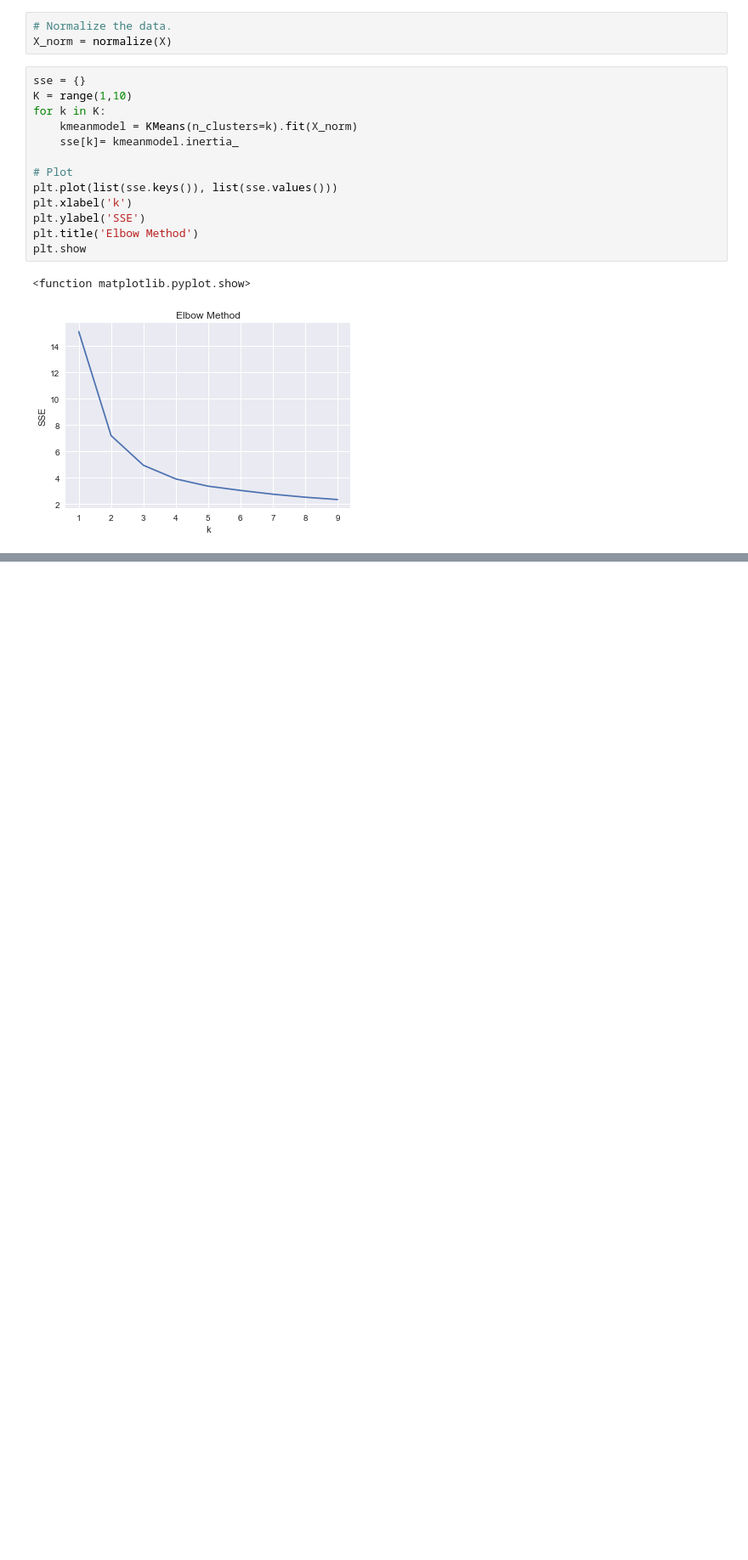
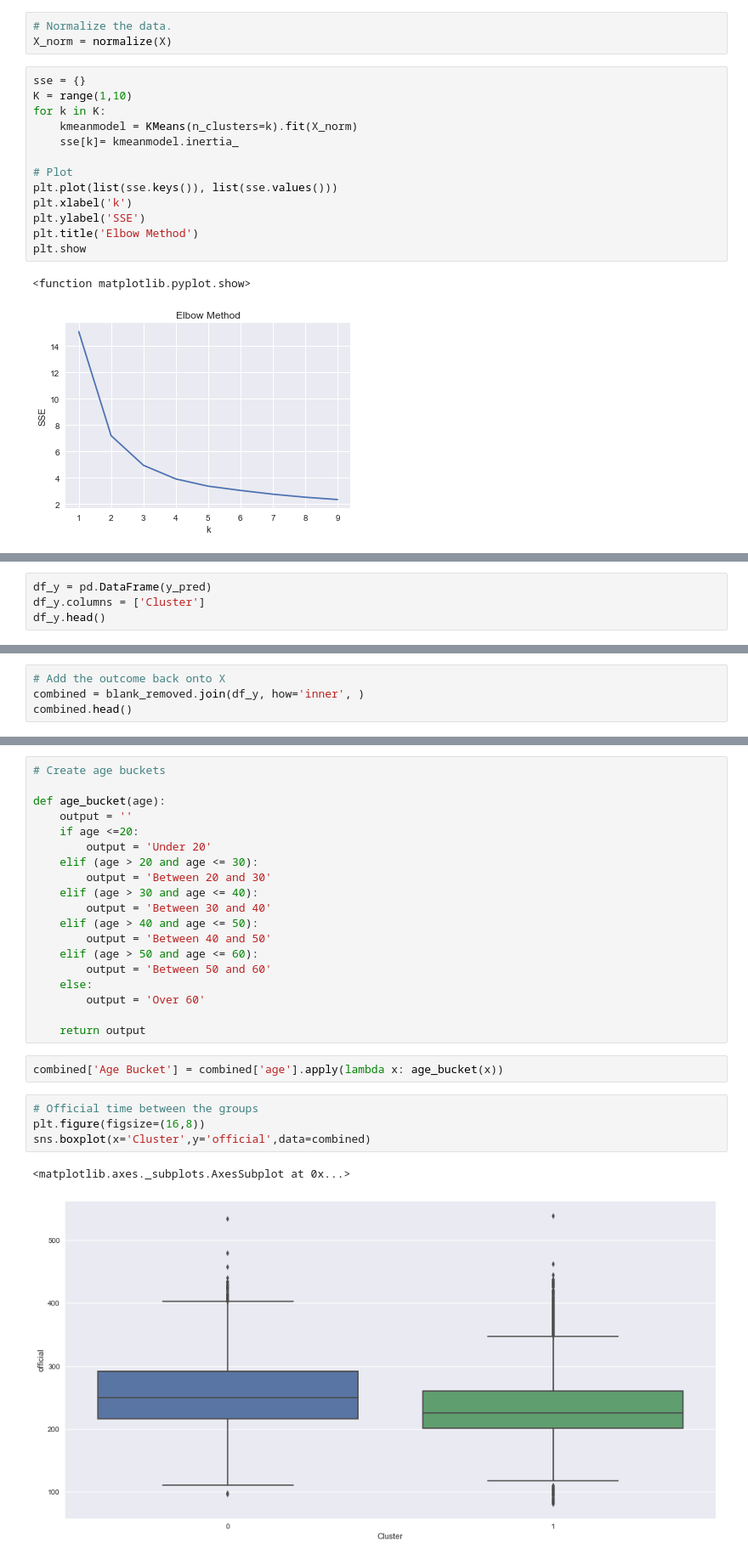
Before and after one commit to madderle/Data-Science-Bootcamp, a Jupyter notebook: Unit 4/Boston Marathon.ipynb, the cells around one changed output, grey strips where cells are left out. Shown: that part at 85% size. Saved outputs shown, nothing was run; the diff lists cells and outputs as text; blank space fills up the shorter version.

Commit message:
Added cluster breakdown

```diff
--- a/Unit 4/Boston Marathon.ipynb
+++ b/Unit 4/Boston Marathon.ipynb
@@ -136,0 +147,4 @@ for n_cluster in range(2, 6):
+# %%
+df_y = pd.DataFrame(y_pred)
+df_y.columns = ['Cluster']
+df_y.head()
@@ -136,0 +158,4 @@ for n_cluster in range(2, 6):
+# %%
+# Add the outcome back onto X
+combined = blank_removed.join(df_y, how='inner', )
+combined.head()
@@ -136,0 +170,28 @@ for n_cluster in range(2, 6):
+# %%
+# Create age buckets
+
+def age_bucket(age):
+    output = ''
+    if age <=20:
+        output = 'Under 20'
+    elif (age > 20 and age <= 30):
+        output = 'Between 20 and 30'
+    elif (age > 30 and age <= 40):
+        output = 'Between 30 and 40'
+    elif (age > 40 and age <= 50):
+        output = 'Between 40 and 50'
+    elif (age > 50 and age <= 60):
+        output = 'Between 50 and 60'
+    else:
+        output = 'Over 60'
+
+    return output
+# %%
+combined['Age Bucket'] = combined['age'].apply(lambda x: age_bucket(x))
+# %%
+# Official time between the groups
+plt.figure(figsize=(16,8))
+sns.boxplot(x='Cluster',y='official',data=combined)
+# %% [output]
+<matplotlib.axes._subplots.AxesSubplot at 0x...>
+[figure, added]
```
Also changed, not shown: parts of 11 cells of this notebook.
